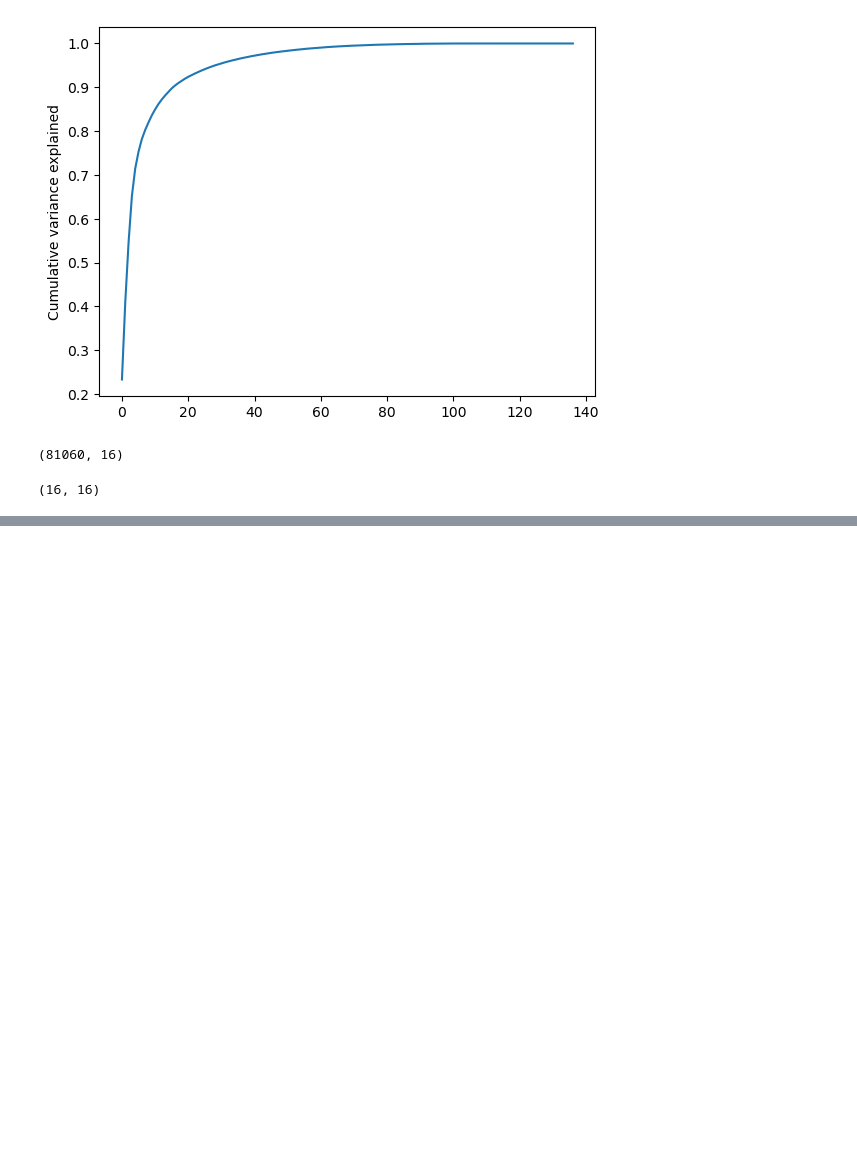
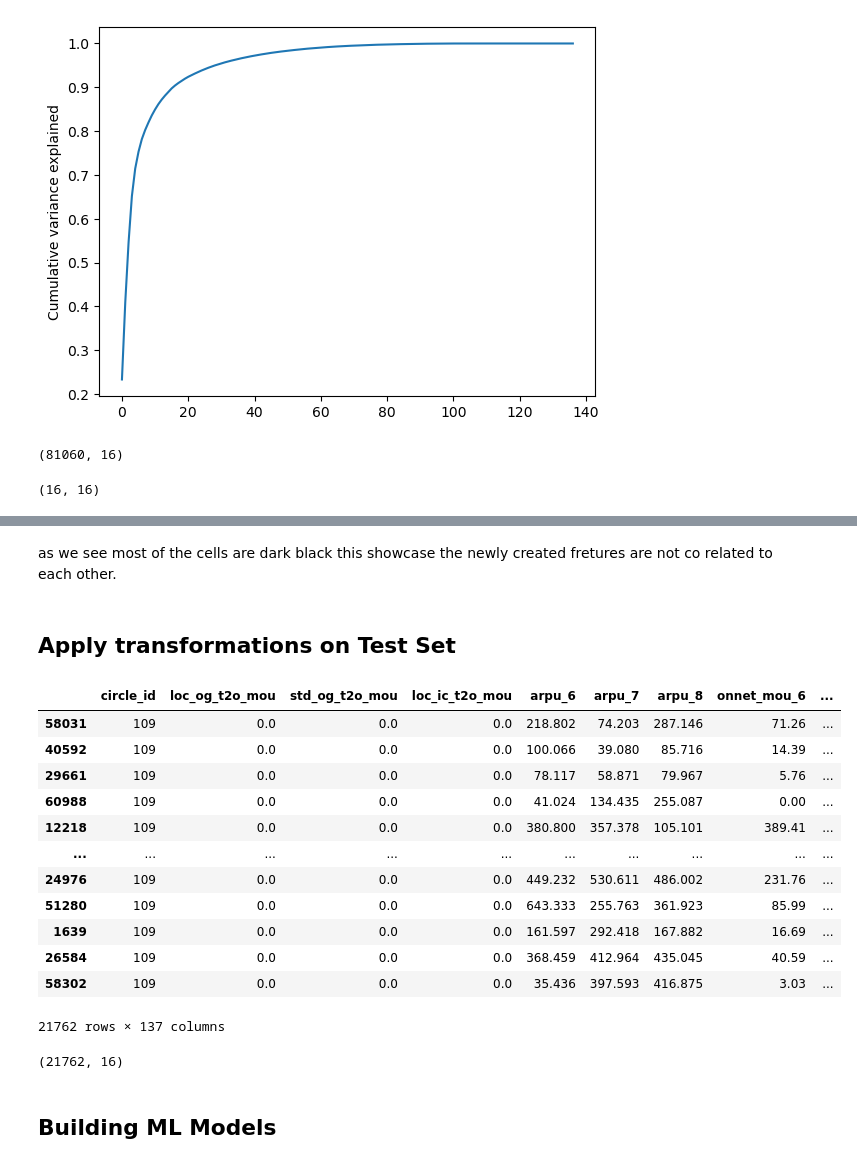
Before and after one commit to hargurjeet/Telecom-Churn-Prediction, a Jupyter notebook: telecom-churn-predictions.ipynb, the cells around one changed output, grey strips where cells are left out. Cells and saved outputs as stored; diff of their text form; code cells hidden in the pictures; blank space fills up the shorter version.

```diff
--- a/telecom-churn-predictions.ipynb
+++ b/telecom-churn-predictions.ipynb
@@ -499,0 +510,32 @@ corrmat.shape
+# %% [markdown]
+as we see most of the cells are dark black this showcase the newly created fretures are not co related to each other.
+# %% [markdown]
+## Apply transformations on Test Set
+# %%
+X_test
+# %% [output]
+|  | circle_id | loc_og_t2o_mou | std_og_t2o_mou | loc_ic_t2o_mou | arpu_6 | arpu_7 | arpu_8 | onnet_mou_6 | ... |
+| 58031 | 109 | 0.0 | 0.0 | 0.0 | 218.802 | 74.203 | 287.146 | 71.26 | ... |
+| 40592 | 109 | 0.0 | 0.0 | 0.0 | 100.066 | 39.080 | 85.716 | 14.39 | ... |
+| 29661 | 109 | 0.0 | 0.0 | 0.0 | 78.117 | 58.871 | 79.967 | 5.76 | ... |
+| 60988 | 109 | 0.0 | 0.0 | 0.0 | 41.024 | 134.435 | 255.087 | 0.00 | ... |
+| 12218 | 109 | 0.0 | 0.0 | 0.0 | 380.800 | 357.378 | 105.101 | 389.41 | ... |
+| ... | ... | ... | ... | ... | ... | ... | ... | ... | ... |
+| 24976 | 109 | 0.0 | 0.0 | 0.0 | 449.232 | 530.611 | 486.002 | 231.76 | ... |
+| 51280 | 109 | 0.0 | 0.0 | 0.0 | 643.333 | 255.763 | 361.923 | 85.99 | ... |
+| 1639 | 109 | 0.0 | 0.0 | 0.0 | 161.597 | 292.418 | 167.882 | 16.69 | ... |
+| 26584 | 109 | 0.0 | 0.0 | 0.0 | 368.459 | 412.964 | 435.045 | 40.59 | ... |
+| 58302 | 109 | 0.0 | 0.0 | 0.0 | 35.436 | 397.593 | 416.875 | 3.03 | ... |
+21762 rows × 137 columns
+# %%
+## Scaling the test set
+X_test_scaled = pd.DataFrame(scaler.transform(X_test), columns = X_test.columns)
+X_test_scaled.head()
+
+##applying PCA
+X_test_PCA = pca_final.transform(X_test_scaled)
+X_test_PCA.shape
+# %% [output]
+(21762, 16)
+# %% [markdown]
+## Building ML Models
```
Also changed, not shown: parts of 8 cells of this notebook.
